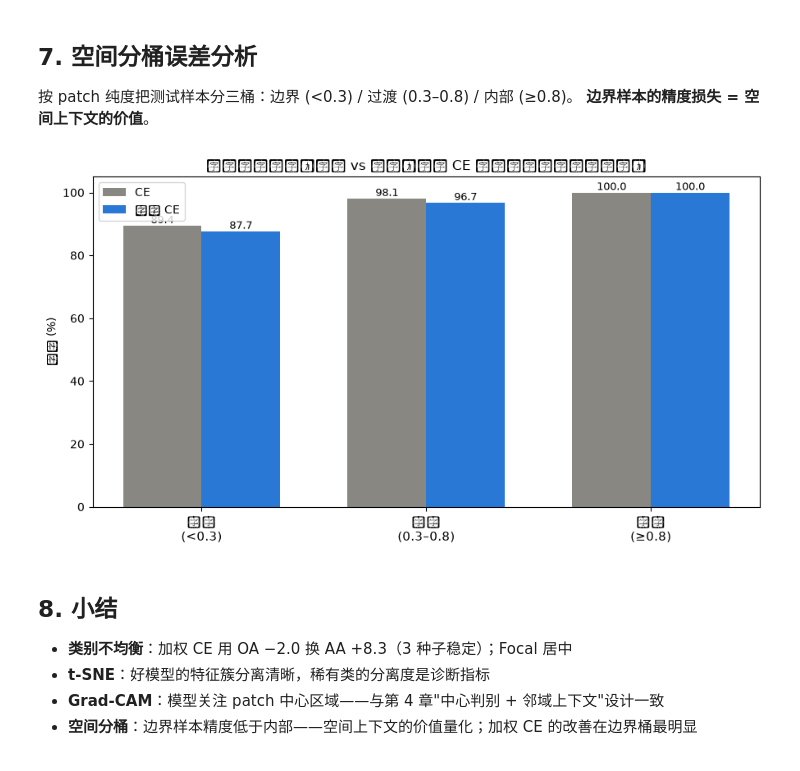
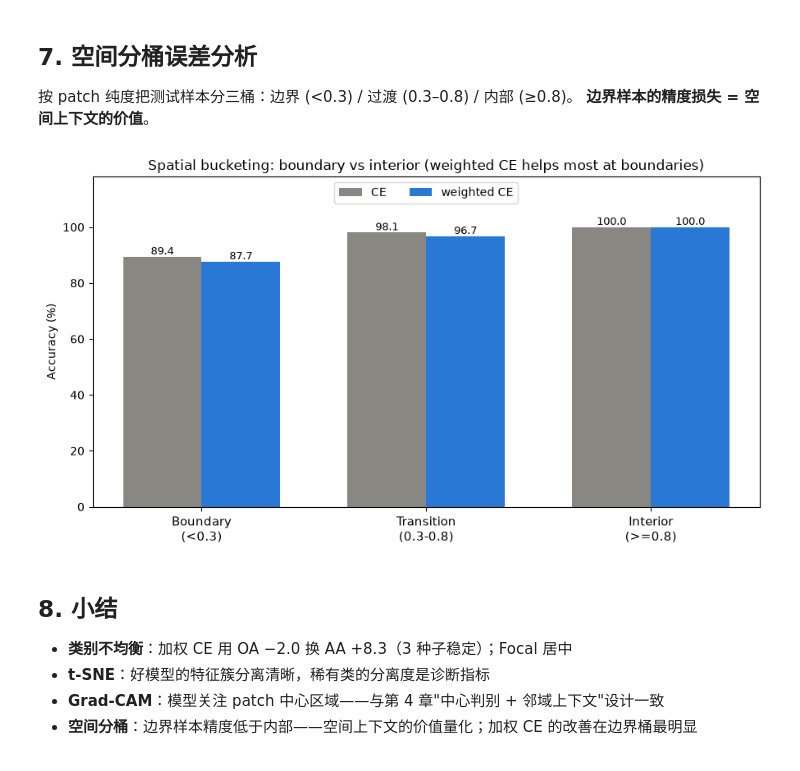
Before and after one commit to masskx/HSI-Learning, a Jupyter notebook: notebooks/15_imbalance_analysis_teaching.ipynb, the cells around one changed output. Drawn from its saved outputs; the diff is of its cells as text; code cells hidden in the pictures.

```diff
--- a/notebooks/15_imbalance_analysis_teaching.ipynb
+++ b/notebooks/15_imbalance_analysis_teaching.ipynb
@@ -202,16 +202,16 @@ sorted_names = [class_names[i] for i in sorted_idx]
 sorted_freq = [counts[i] for i in sorted_idx]
 
 fig, ax = plt.subplots(figsize=(13, 5.5))
-for loss_name, color, label in [("ce", "#898781", "CE"), ("weighted", "#2a78d6", "加权 CE"), ("focal", "#eb6834", "Focal γ=2")]:
+for loss_name, color, label in [("ce", "#898781", "CE"), ("weighted", "#2a78d6", "weighted CE"), ("focal", "#eb6834", "Focal γ=2")]:
     rec = results[loss_name]["recall"][sorted_idx] * 100
     ax.plot(range(16), rec, marker="o", markersize=5, color=color, linewidth=1.8, label=label)
 ax.set_xticks(range(16), [f"{n[:14]}\n({f})" for n, f in zip(sorted_names, sorted_freq)],
               fontsize=7, rotation=45, ha="right")
-ax.set_ylabel("逐类召回率 (%)")
+ax.set_ylabel("Per-class recall (%)")
 ax.set_ylim(-5, 105)
 ax.axhline(100, color="gray", linewidth=0.5, linestyle=":")
 ax.legend(fontsize=10)
-ax.set_title("逐类召回率：加权 CE 对稀有类的提升一目了然")
+ax.set_title("Per-class recall: weighted CE boosts rare classes")
 plt.tight_layout()
 plt.show()
 # %% [output]
@@ -317,31 +317,31 @@ plt.show()
 # %%
 fig, ax = plt.subplots(figsize=(9, 5))
 x = np.arange(3)
 w = 0.35
-buckets = [(0.0, 0.3, "边界\n(<0.3)"), (0.3, 0.8, "过渡\n(0.3–0.8)"), (0.8, 1.01, "内部\n(≥0.8)")]
+buckets = [(0.0, 0.3, "Boundary\n(<0.3)"), (0.3, 0.8, "Transition\n(0.3-0.8)"), (0.8, 1.01, "Interior\n(>=0.8)")]
 colors = {"ce": "#898781", "weighted": "#2a78d6"}
 
 for j, loss_name in enumerate(["ce", "weighted"]):
     preds = results[loss_name]["preds"]
     accs = []
     for lo, hi, _ in buckets:
         mask = (test_purity >= lo) & (test_purity < hi)
         acc = (preds[mask] == y_test[mask]).mean()
         accs.append(acc)
     ax.bar(x + (j - 0.5) * w, np.array(accs) * 100, w,
-           color=colors[loss_name], label="CE" if loss_name == "ce" else "加权 CE")
+           color=colors[loss_name], label="CE" if loss_name == "ce" else "weighted CE")
     for xi, a in zip(x + (j - 0.5) * w, accs):
         ax.text(xi, a * 100 + 0.8, f"{a*100:.1f}", ha="center", fontsize=9)
 
 ax.set_xticks(x, [b[2] for b in buckets], fontsize=11)
-ax.set_ylabel("精度 (%)")
-ax.set_ylim(0, 105)
-ax.legend(fontsize=10)
-ax.set_title("空间分桶误差：边界 vs 内部（加权 CE 的改善在边界桶最明显）")
+ax.set_ylabel("Accuracy (%)")
+ax.set_ylim(0, 118)
+ax.legend(fontsize=10, loc="upper center", ncol=2)
+ax.set_title("Spatial bucketing: boundary vs interior (weighted CE helps most at boundaries)")
 plt.tight_layout()
 plt.show()
 # %% [output]
-[figure, old version]
+[figure, new version]
 # %% [markdown]
 ## 8. 小结
 
```
Also changed, not shown: parts of 3 cells of this notebook, 2 other files.
